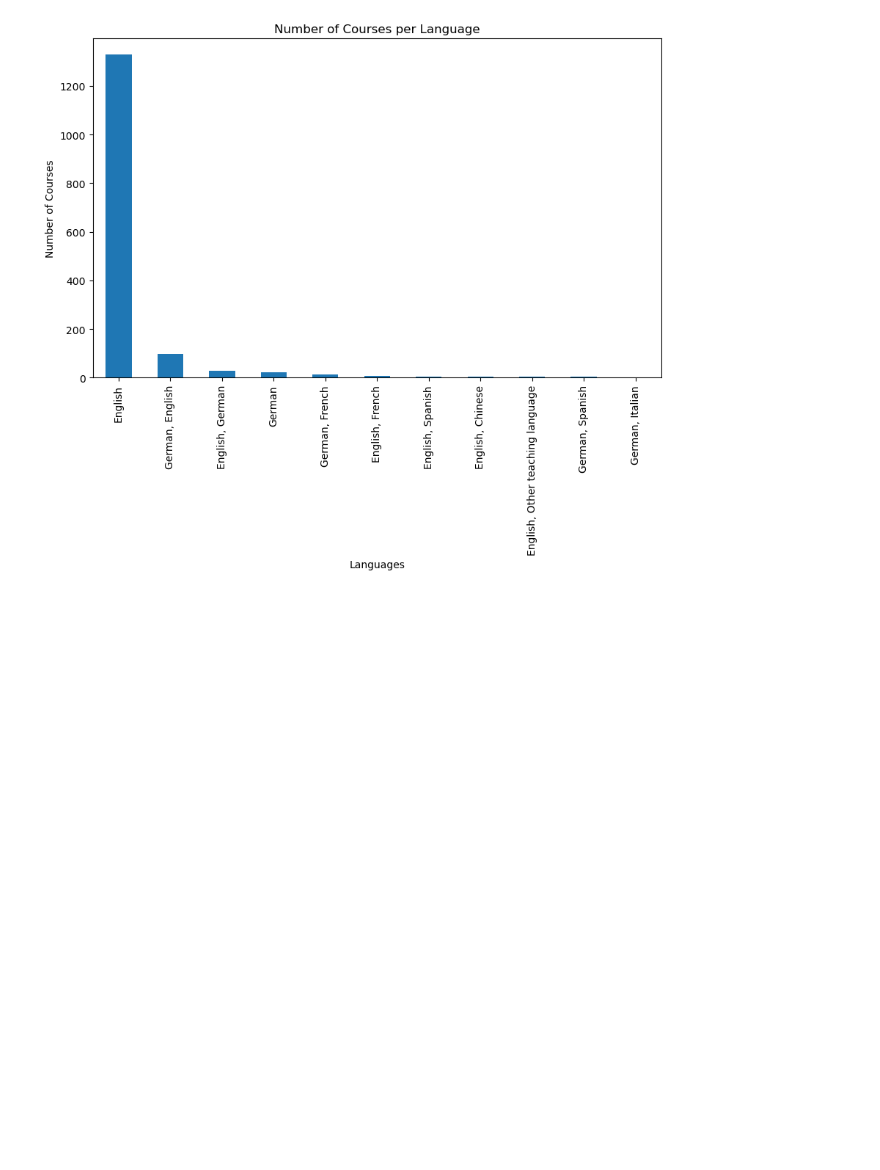
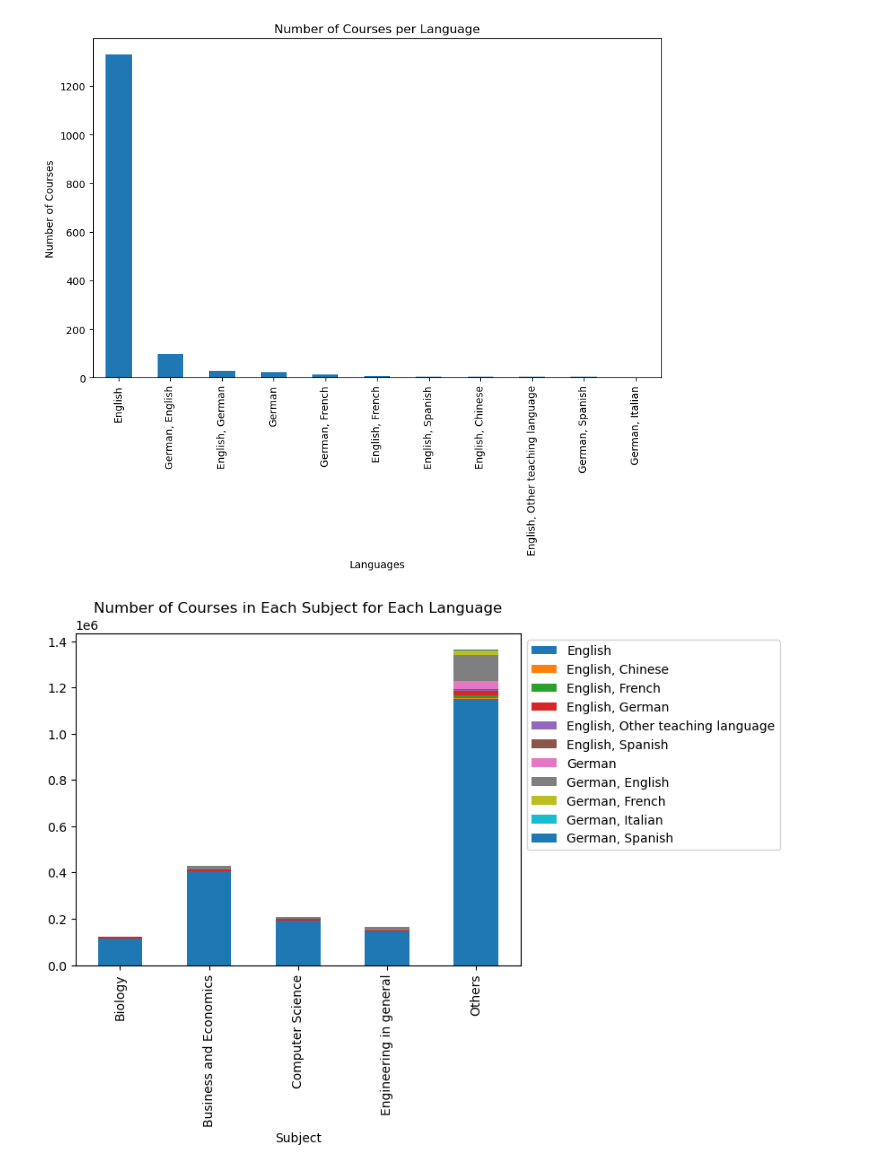
Before and after one commit to khaledhassann/masters-in-germany, a Jupyter notebook: masters_in_germany.ipynb, the cells around one changed output. Saved outputs shown, nothing was run; the diff lists cells and outputs as text; code cells hidden in the pictures; blank space fills up the shorter version.

Commit message:
Plotted the number of courses in each language for each category

```diff
--- a/masters_in_germany.ipynb
+++ b/masters_in_germany.ipynb
@@ -135,3 +135,22 @@ plt.ylabel('Number of Courses')
 # %% [output]
 Text(0, 0.5, 'Number of Courses')
 [figure]
+# %%
+df['Course Count'] = size
+# %%
+# Create a pivot table with the number of courses in each subject for each language
+pivot_table = df.pivot_table(values='Course Count', index='Subject', columns='Language', aggfunc='sum')
+
+# # Calculate the total number of courses in each subject for each language
+# pivot_table['total'] = pivot_table.sum(axis=1)
+
+# Plot the results as a stacked bar chart
+ax = pivot_table.plot(kind='bar', stacked=True, title='Number of Courses in Each Subject for Each Language')
+
+# Move the legend outside the plot area
+ax.legend(loc='upper left', bbox_to_anchor=(1, 1))
+
+# Display the plot
+plt.show()
+# %% [output]
+[figure, added]
```
